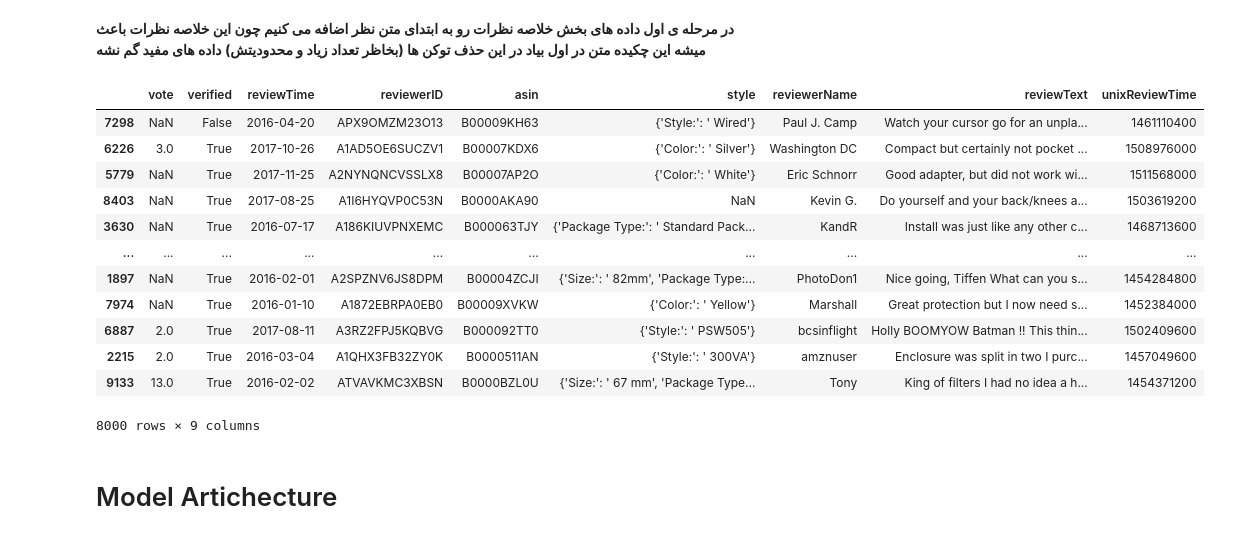
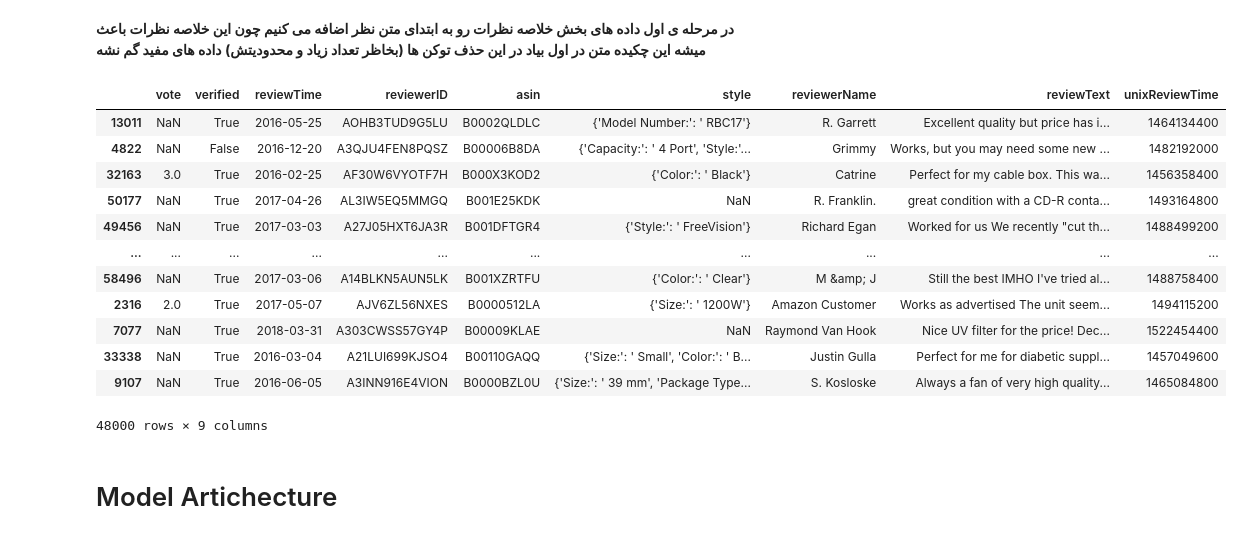
Before and after one commit to aminrafi394/ai-second-project, a Jupyter notebook: Section2_Part2.ipynb, the cells around one changed output. Saved outputs shown, nothing was run; the diff lists cells and outputs as text; code cells hidden in the pictures.

```diff
--- a/Section2_Part2.ipynb
+++ b/Section2_Part2.ipynb
@@ -208,32 +208,32 @@ test_data = changer.transform(test_data)
 # %%
 from sklearn.model_selection import train_test_split
 
 train_data_copy = train_data.copy()
-train_data_copy = train_data_copy[:10000]
+train_data_copy = train_data_copy[:60000]
 
 train, validation = train_test_split(train_data_copy, test_size=0.2, shuffle=True)
 
 validation_x = validation.drop(columns=["overall"])
 validation_y = validation["overall"]
 
 train_x = train.drop(columns=["overall"])
 train_y = train["overall"]
 
 train_x
 # %% [output]
 |  | vote | verified | reviewTime | reviewerID | asin | style | reviewerName | reviewText | unixReviewTime |
-| 7298 | NaN | False | 2016-04-20 | APX9OMZM23O13 | B00009KH63 | {'Style:': ' Wired'} | Paul J. Camp | Watch your cursor go for an unpla... | 1461110400 |
-| 6226 | 3.0 | True | 2017-10-26 | A1AD5OE6SUCZV1 | B00007KDX6 | {'Color:': ' Silver'} | Washington DC | Compact but certainly not pocket ... | 1508976000 |
-| 5779 | NaN | True | 2017-11-25 | A2NYNQNCVSSLX8 | B00007AP2O | {'Color:': ' White'} | Eric Schnorr | Good adapter, but did not work wi... | 1511568000 |
-| 8403 | NaN | True | 2017-08-25 | A1I6HYQVP0C53N | B0000AKA90 | NaN | Kevin G. | Do yourself and your back/knees a... | 1503619200 |
-| 3630 | NaN | True | 2016-07-17 | A186KIUVPNXEMC | B000063TJY | {'Package Type:': ' Standard Pack... | KandR | Install was just like any other c... | 1468713600 |
+| 13011 | NaN | True | 2016-05-25 | AOHB3TUD9G5LU | B0002QLDLC | {'Model Number:': ' RBC17'} | R. Garrett | Excellent quality but price has i... | 1464134400 |
+| 4822 | NaN | False | 2016-12-20 | A3QJU4FEN8PQSZ | B00006B8DA | {'Capacity:': ' 4 Port', 'Style:'... | Grimmy | Works, but you may need some new ... | 1482192000 |
+| 32163 | 3.0 | True | 2016-02-25 | AF30W6VYOTF7H | B000X3KOD2 | {'Color:': ' Black'} | Catrine | Perfect for my cable box. This wa... | 1456358400 |
+| 50177 | NaN | True | 2017-04-26 | AL3IW5EQ5MMGQ | B001E25KDK | NaN | R. Franklin. | great condition with a CD-R conta... | 1493164800 |
+| 49456 | NaN | True | 2017-03-03 | A27J05HXT6JA3R | B001DFTGR4 | {'Style:': ' FreeVision'} | Richard Egan | Worked for us We recently "cut th... | 1488499200 |
 | ... | ... | ... | ... | ... | ... | ... | ... | ... | ... |
-| 1897 | NaN | True | 2016-02-01 | A2SPZNV6JS8DPM | B00004ZCJI | {'Size:': ' 82mm', 'Package Type:... | PhotoDon1 | Nice going, Tiffen What can you s... | 1454284800 |
-| 7974 | NaN | True | 2016-01-10 | A1872EBRPA0EB0 | B00009XVKW | {'Color:': ' Yellow'} | Marshall | Great protection but I now need s... | 1452384000 |
-| 6887 | 2.0 | True | 2017-08-11 | A3RZ2FPJ5KQBVG | B000092TT0 | {'Style:': ' PSW505'} | bcsinflight | Holly BOOMYOW Batman !! This thin... | 1502409600 |
-| 2215 | 2.0 | True | 2016-03-04 | A1QHX3FB32ZY0K | B0000511AN | {'Style:': ' 300VA'} | amznuser | Enclosure was split in two I purc... | 1457049600 |
-| 9133 | 13.0 | True | 2016-02-02 | ATVAVKMC3XBSN | B0000BZL0U | {'Size:': ' 67 mm', 'Package Type... | Tony | King of filters I had no idea a h... | 1454371200 |
+| 58496 | NaN | True | 2017-03-06 | A14BLKN5AUN5LK | B001XZRTFU | {'Color:': ' Clear'} | M &amp; J | Still the best IMHO I've tried al... | 1488758400 |
+| 2316 | 2.0 | True | 2017-05-07 | AJV6ZL56NXES | B0000512LA | {'Size:': ' 1200W'} | Amazon Customer | Works as advertised The unit seem... | 1494115200 |
+| 7077 | NaN | True | 2018-03-31 | A303CWSS57GY4P | B00009KLAE | NaN | Raymond Van Hook | Nice UV filter for the price! Dec... | 1522454400 |
+| 33338 | NaN | True | 2016-03-04 | A21LUI699KJSO4 | B00110GAQQ | {'Size:': ' Small', 'Color:': ' B... | Justin Gulla | Perfect for me for diabetic suppl... | 1457049600 |
+| 9107 | NaN | True | 2016-06-05 | A3INN916E4VION | B0000BZL0U | {'Size:': ' 39 mm', 'Package Type... | S. Kosloske | Always a fan of very high quality... | 1465084800 |
-8000 rows × 9 columns
+48000 rows × 9 columns
 # %% [markdown]
 # Model Artichecture
 # %% [markdown]
```
Also changed, not shown: parts of 5 cells of this notebook.
